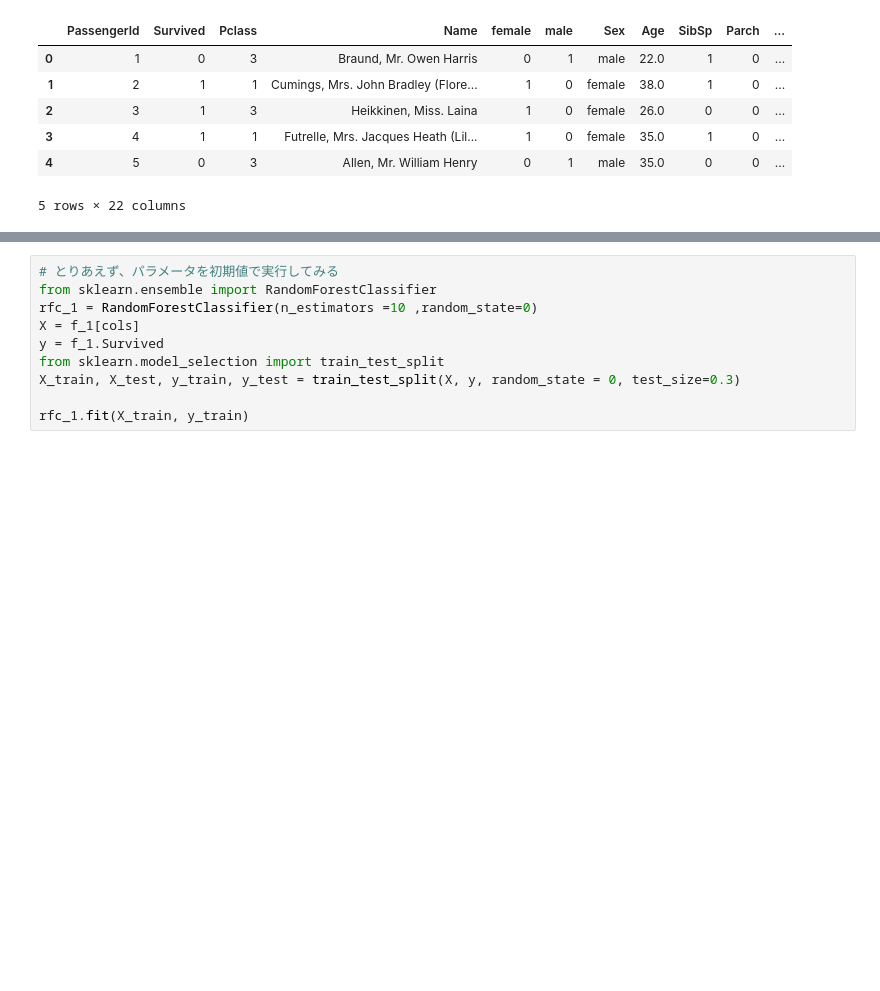
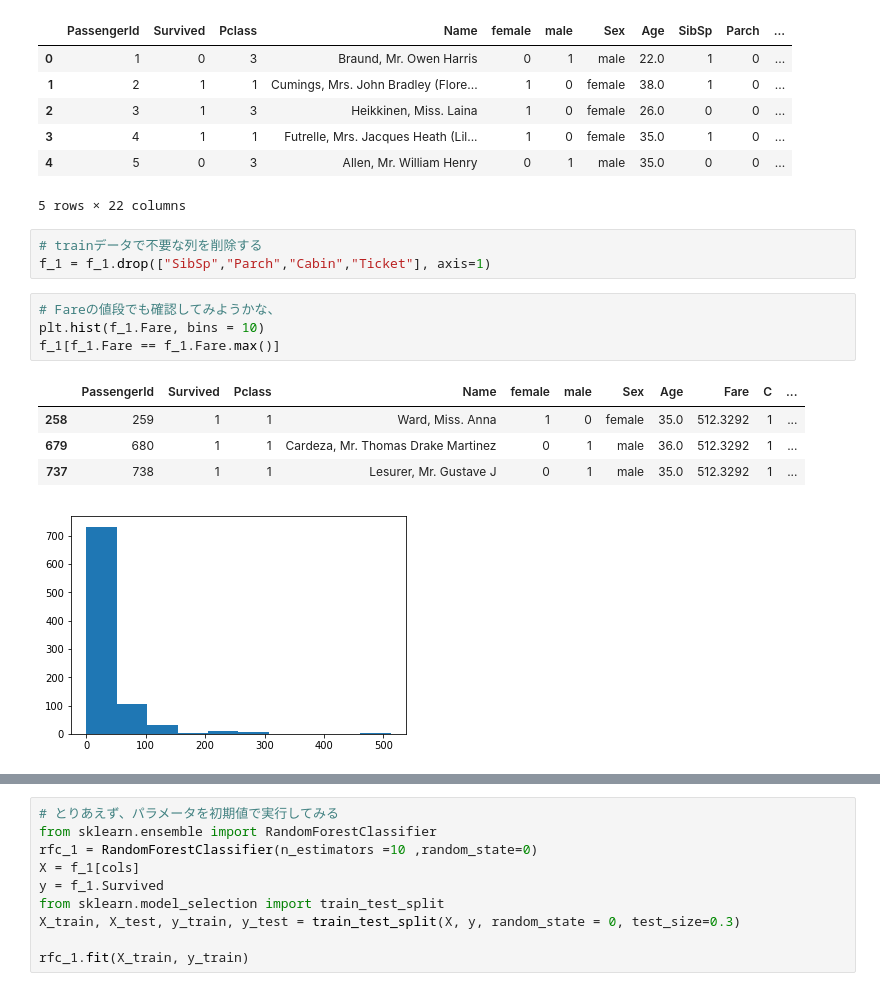
Before and after one commit to kooooichi24/haitsclass, a Jupyter notebook: 分類課題.ipynb, the cells around one changed output, grey strips where cells are left out. Drawn from its saved outputs; the diff is of its cells as text; blank space fills up the shorter version.

```diff
--- a/分類課題.ipynb
+++ b/分類課題.ipynb
@@ -447,3 +463,16 @@ f_1.head()
 | 3 | 4 | 1 | 1 | Futrelle, Mrs. Jacques Heath (Lil... | 1 | 0 | female | 35.0 | 1 | 0 | ... |
 | 4 | 5 | 0 | 3 | Allen, Mr. William Henry | 0 | 1 | male | 35.0 | 0 | 0 | ... |
 5 rows × 22 columns
+# %%
+# trainデータで不要な列を削除する
+f_1 = f_1.drop(["SibSp","Parch","Cabin","Ticket"], axis=1)
+# %%
+# Fareの値段でも確認してみようかな、
+plt.hist(f_1.Fare, bins = 10)
+f_1[f_1.Fare == f_1.Fare.max()]
+# %% [output]
+|  | PassengerId | Survived | Pclass | Name | female | male | Sex | Age | Fare | C | ... |
+| 258 | 259 | 1 | 1 | Ward, Miss. Anna | 1 | 0 | female | 35.0 | 512.3292 | 1 | ... |
+| 679 | 680 | 1 | 1 | Cardeza, Mr. Thomas Drake Martinez | 0 | 1 | male | 36.0 | 512.3292 | 1 | ... |
+| 737 | 738 | 1 | 1 | Lesurer, Mr. Gustave J | 0 | 1 | male | 35.0 | 512.3292 | 1 | ... |
+[figure, added]
```
Also changed, not shown: parts of 26 cells of this notebook.
